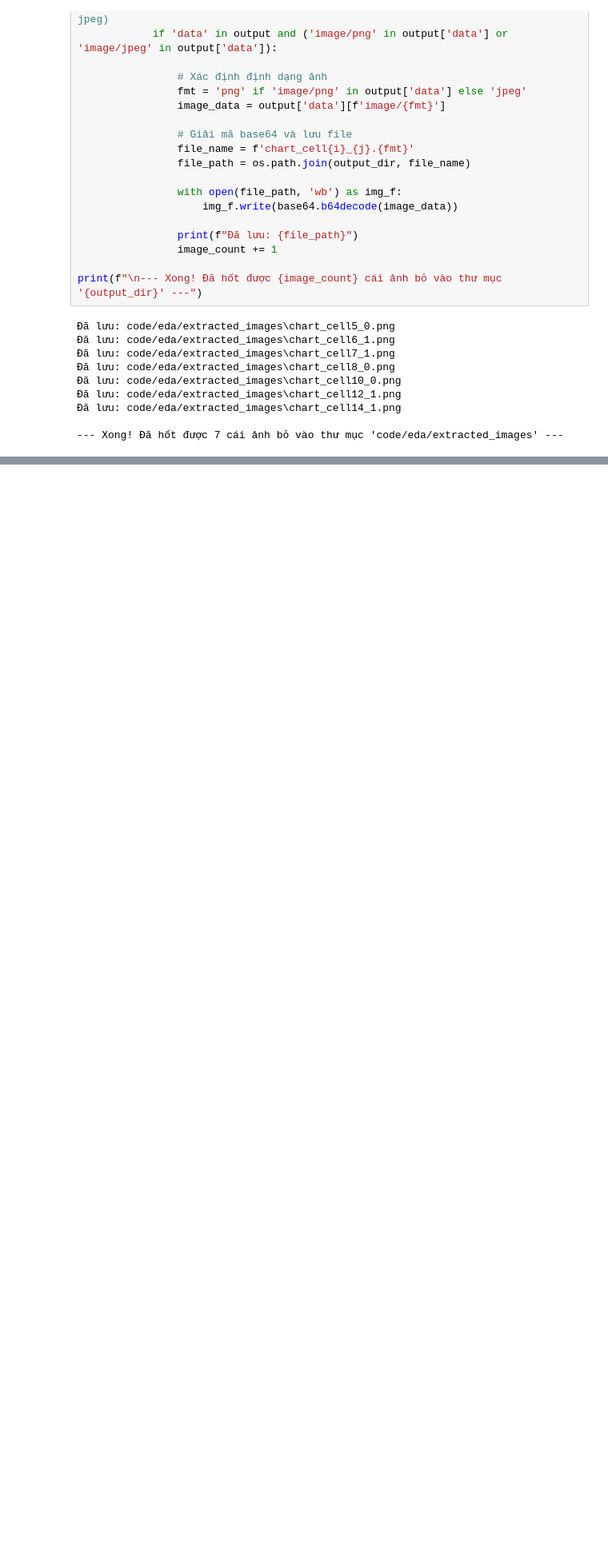
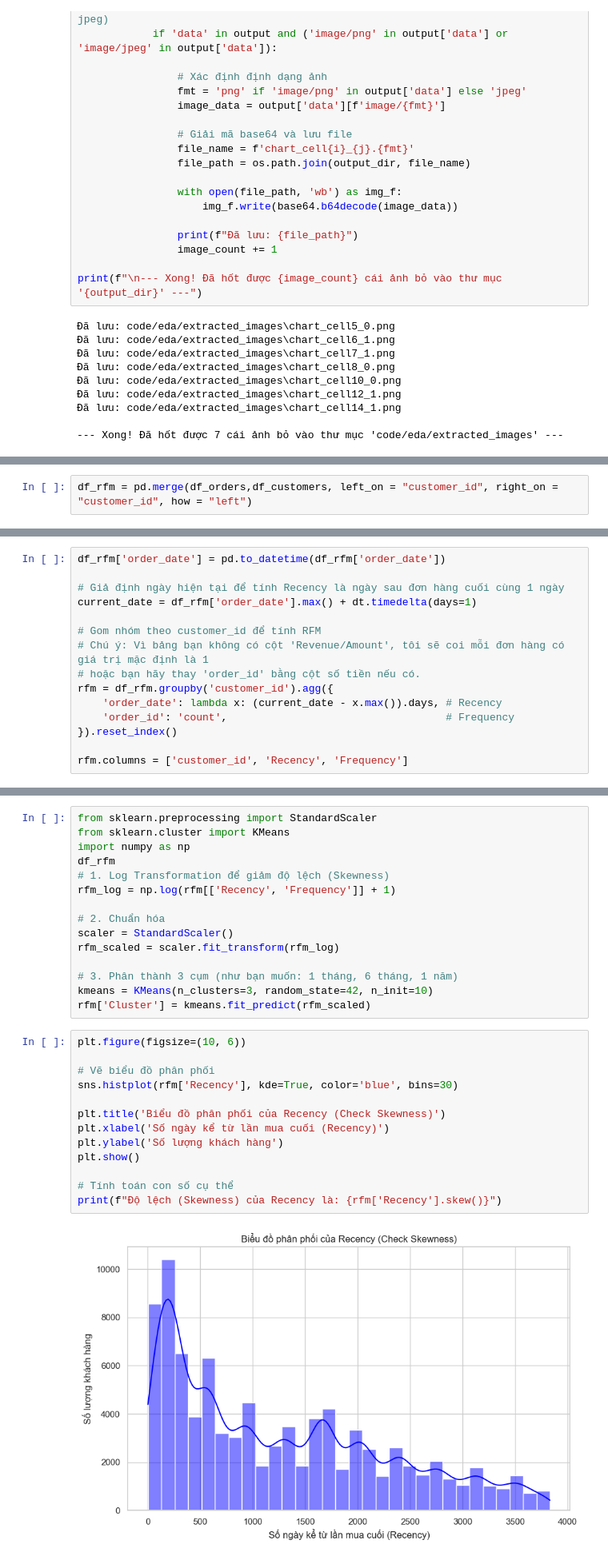
Before and after one commit to lamducanhkhoarubik-spec/Datathon_UITUT, a Jupyter notebook: code/eda/descriptive.ipynb, the cells around one changed output, grey strips where cells are left out. Shown at 80% size. Saved outputs shown, nothing was run; the diff lists cells and outputs as text; blank space fills up the shorter version.

```diff
--- a/code/eda/descriptive.ipynb
+++ b/code/eda/descriptive.ipynb
@@ -603,0 +613,2 @@ print(f"\n--- Xong! Đã hốt được {image_count} cái ảnh bỏ vào thư
+# %%
+df_rfm = pd.merge(df_orders,df_customers, left_on = "customer_id", right_on = "customer_id", how = "left")
@@ -603,0 +647,15 @@ print(f"\n--- Xong! Đã hốt được {image_count} cái ảnh bỏ vào thư
+# %%
+df_rfm['order_date'] = pd.to_datetime(df_rfm['order_date'])
+
+# Giả định ngày hiện tại để tính Recency là ngày sau đơn hàng cuối cùng 1 ngày
+current_date = df_rfm['order_date'].max() + dt.timedelta(days=1)
+
+# Gom nhóm theo customer_id để tính RFM
+# Chú ý: Vì bảng bạn không có cột 'Revenue/Amount', tôi sẽ coi mỗi đơn hàng có giá trị mặc định là 1
+# hoặc bạn hãy thay 'order_id' bằng cột số tiền nếu có.
+rfm = df_rfm.groupby('customer_id').agg({
+    'order_date': lambda x: (current_date - x.max()).days, # Recency
+    'order_id': 'count',                                   # Frequency
+}).reset_index()
+
+rfm.columns = ['customer_id', 'Recency', 'Frequency']
@@ -603,0 +685,30 @@ print(f"\n--- Xong! Đã hốt được {image_count} cái ảnh bỏ vào thư
+# %%
+from sklearn.preprocessing import StandardScaler
+from sklearn.cluster import KMeans
+import numpy as np
+df_rfm
+# 1. Log Transformation để giảm độ lệch (Skewness)
+rfm_log = np.log(rfm[['Recency', 'Frequency']] + 1)
+
+# 2. Chuẩn hóa
+scaler = StandardScaler()
+rfm_scaled = scaler.fit_transform(rfm_log)
+
+# 3. Phân thành 3 cụm (như bạn muốn: 1 tháng, 6 tháng, 1 năm)
+kmeans = KMeans(n_clusters=3, random_state=42, n_init=10)
+rfm['Cluster'] = kmeans.fit_predict(rfm_scaled)
+# %%
+plt.figure(figsize=(10, 6))
+
+# Vẽ biểu đồ phân phối
+sns.histplot(rfm['Recency'], kde=True, color='blue', bins=30)
+
+plt.title('Biểu đồ phân phối của Recency (Check Skewness)')
+plt.xlabel('Số ngày kể từ lần mua cuối (Recency)')
+plt.ylabel('Số lượng khách hàng')
+plt.show()
+
+# Tính toán con số cụ thể
+print(f"Độ lệch (Skewness) của Recency là: {rfm['Recency'].skew()}")
+# %% [output]
+[figure, added]
```
Also changed, not shown: parts of 16 cells of this notebook, 7 other files.
